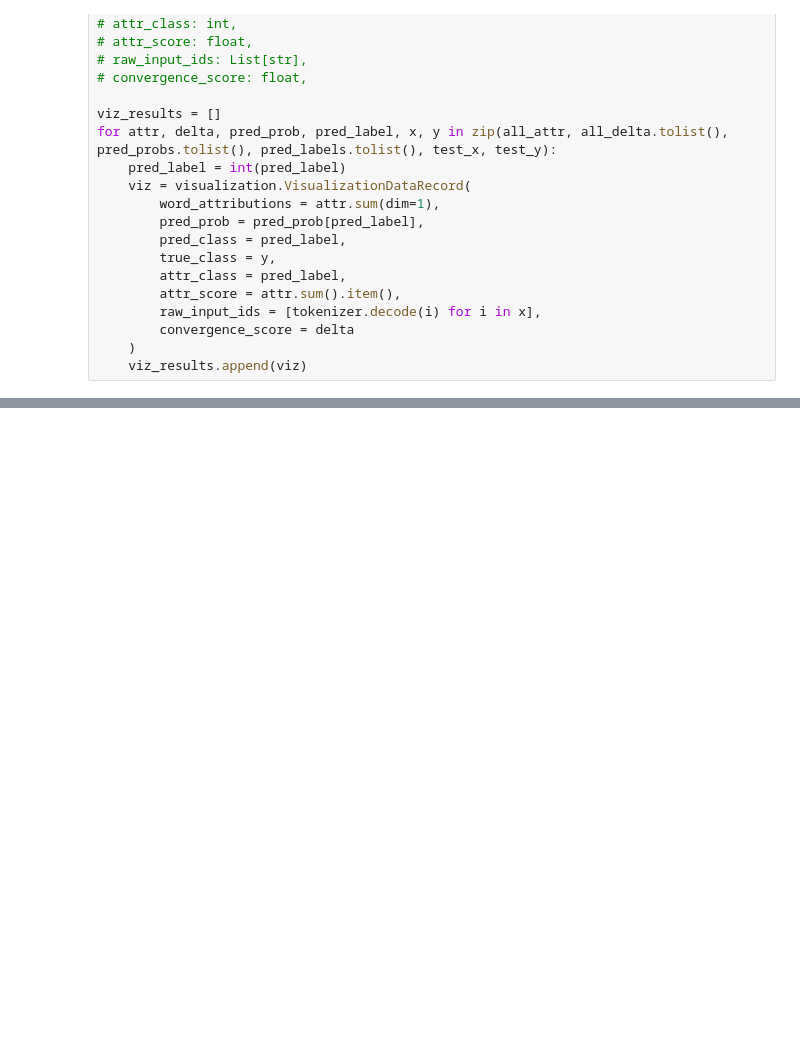
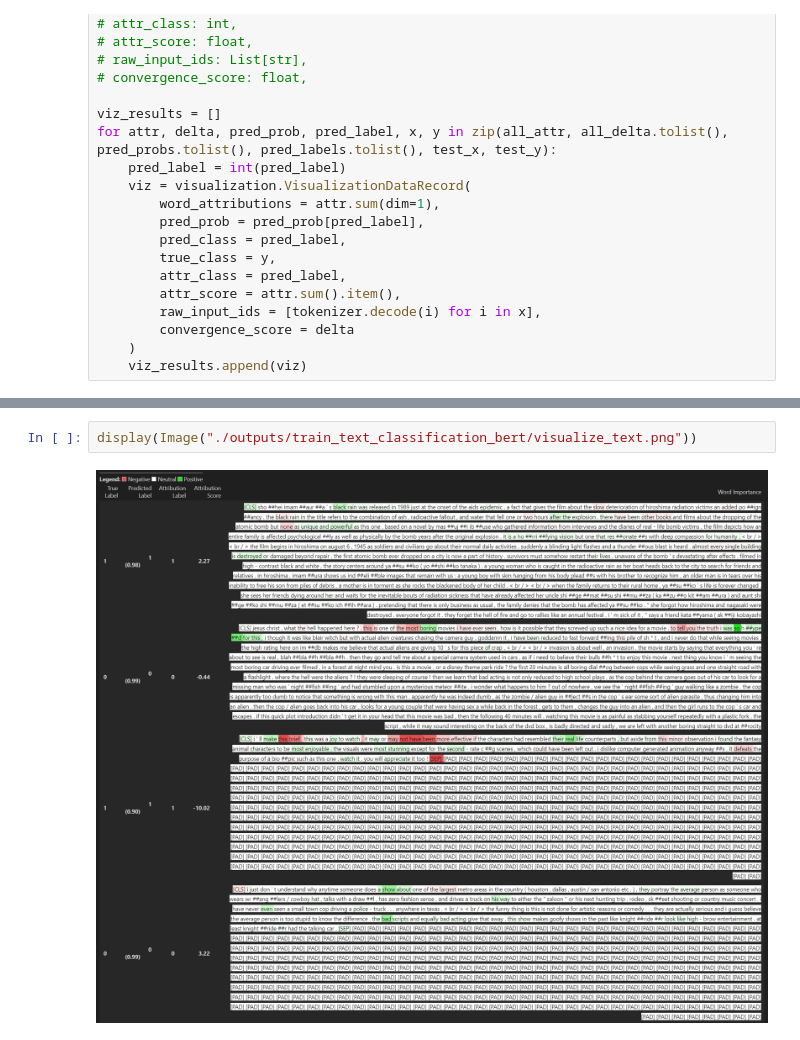
Before and after one commit to kal6868/study, a Jupyter notebook: XAI/LayerIntegratedGradients/notebooks/LayerIntergratedGradient_xai.ipynb, the cells around one changed output, grey strips where cells are left out. Saved outputs shown, nothing was run; the diff lists cells and outputs as text; blank space fills up the shorter version.

```diff
--- a/XAI/LayerIntegratedGradients/notebooks/LayerIntergratedGradient_xai.ipynb
+++ b/XAI/LayerIntegratedGradients/notebooks/LayerIntergratedGradient_xai.ipynb
@@ -188,3 +188,7 @@ for attr, delta, pred_prob, pred_label, x, y in zip(all_attr, all_delta.tolist()
 _ = visualization.visualize_text(viz_results[:10])
 # %% [output]
 [interactive output not drawn]
+# %%
+display(Image("./outputs/train_text_classification_bert/visualize_text.png"))
+# %% [output]
+[figure, added]
```
